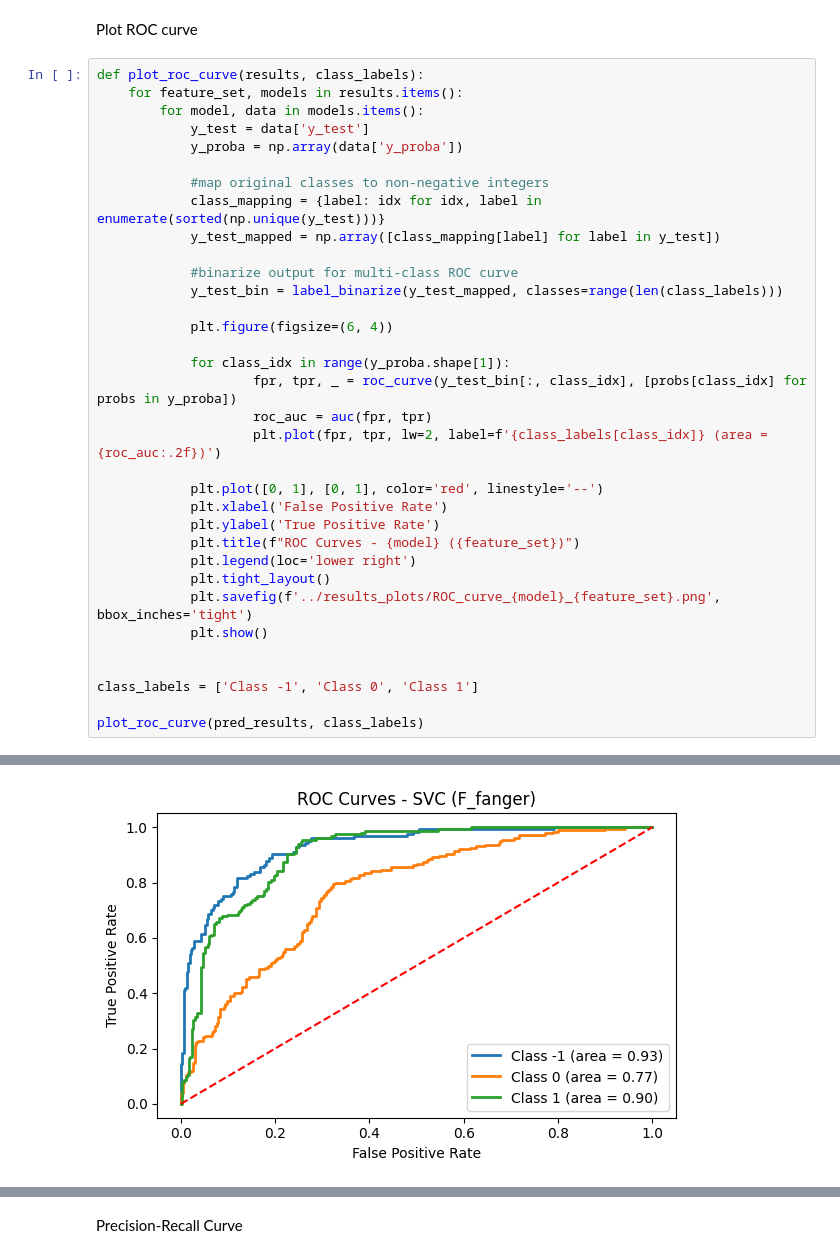
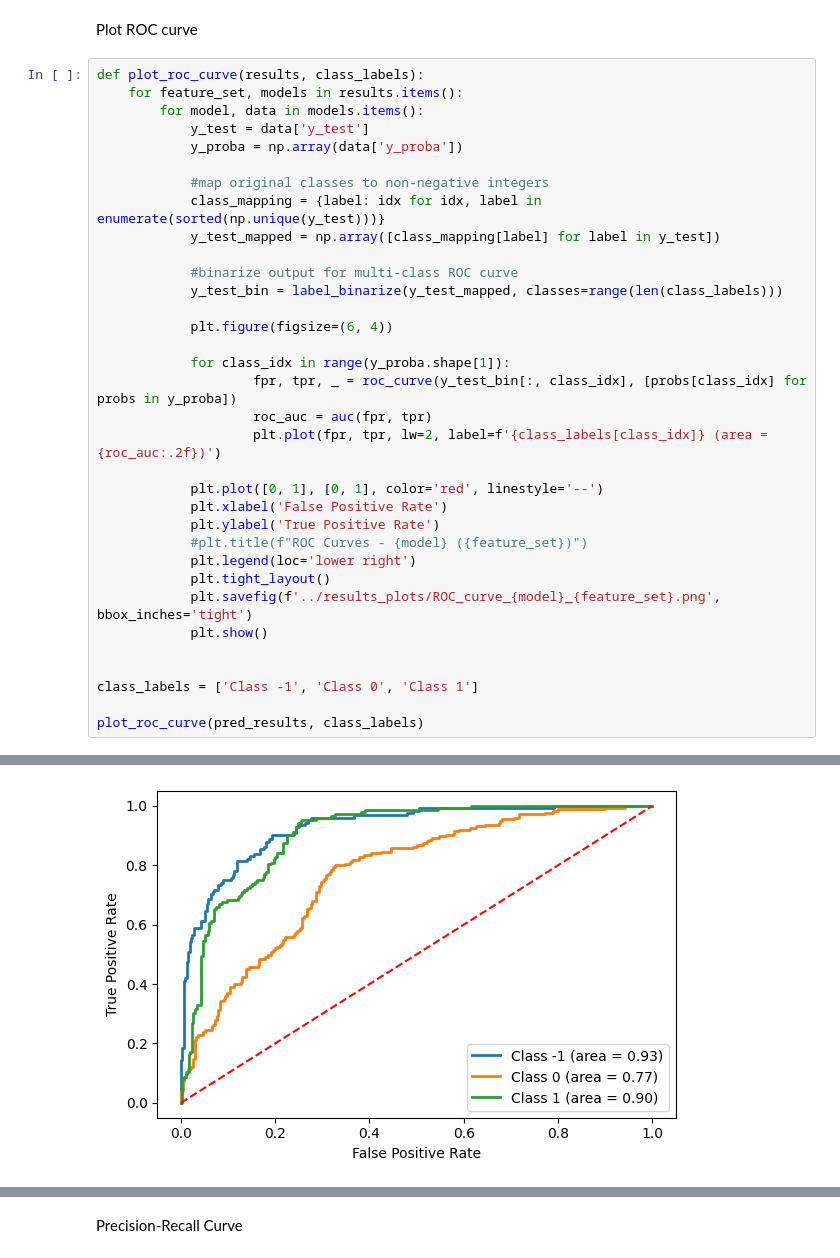
Before and after one commit to TUB-DVG/DVG-climate-chamber-comfort-dataset, a Jupyter notebook: model_scripts/plot_results.ipynb, the cells around one changed output, grey strips where cells are left out. Drawn from its saved outputs; the diff is of its cells as text.

```diff
--- a/model_scripts/plot_results.ipynb
+++ b/model_scripts/plot_results.ipynb
@@ -228,7 +228,7 @@ def plot_roc_curve(results, class_labels):
             plt.plot([0, 1], [0, 1], color='red', linestyle='--')
             plt.xlabel('False Positive Rate')
             plt.ylabel('True Positive Rate')
-            plt.title(f"ROC Curves - {model} ({feature_set})")
+            #plt.title(f"ROC Curves - {model} ({feature_set})")
             plt.legend(loc='lower right')
             plt.tight_layout()
             plt.savefig(f'../results_plots/ROC_curve_{model}_{feature_set}.png', bbox_inches='tight')
@@ -243 +243 @@ plot_roc_curve(pred_results, class_labels)
-[figure, old version]
+[figure, new version]
```
Also changed, not shown: parts of 6 cells of this notebook, 35 other files.
